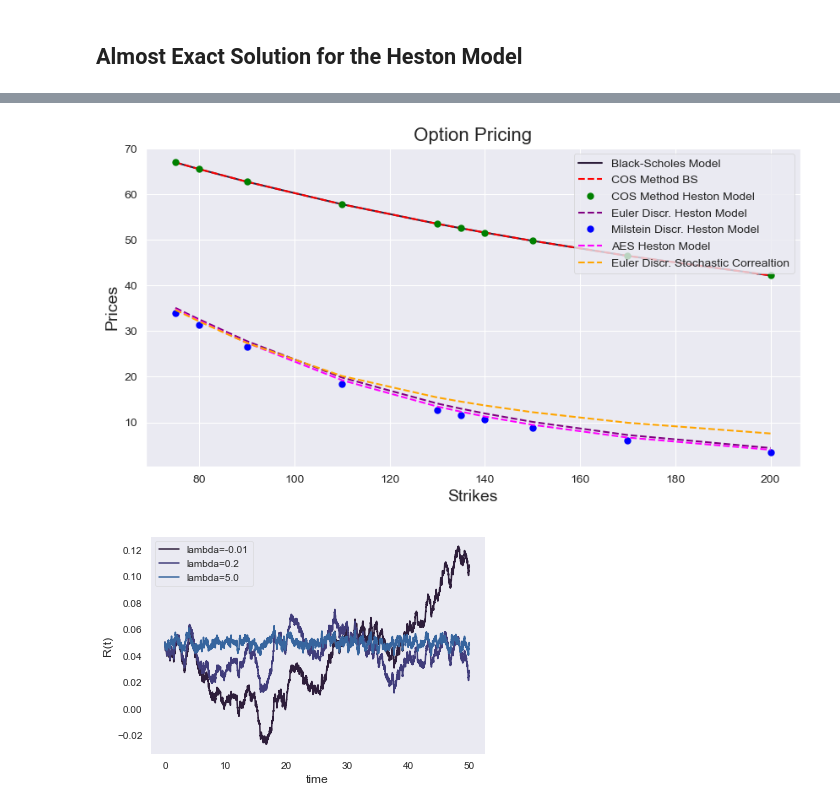
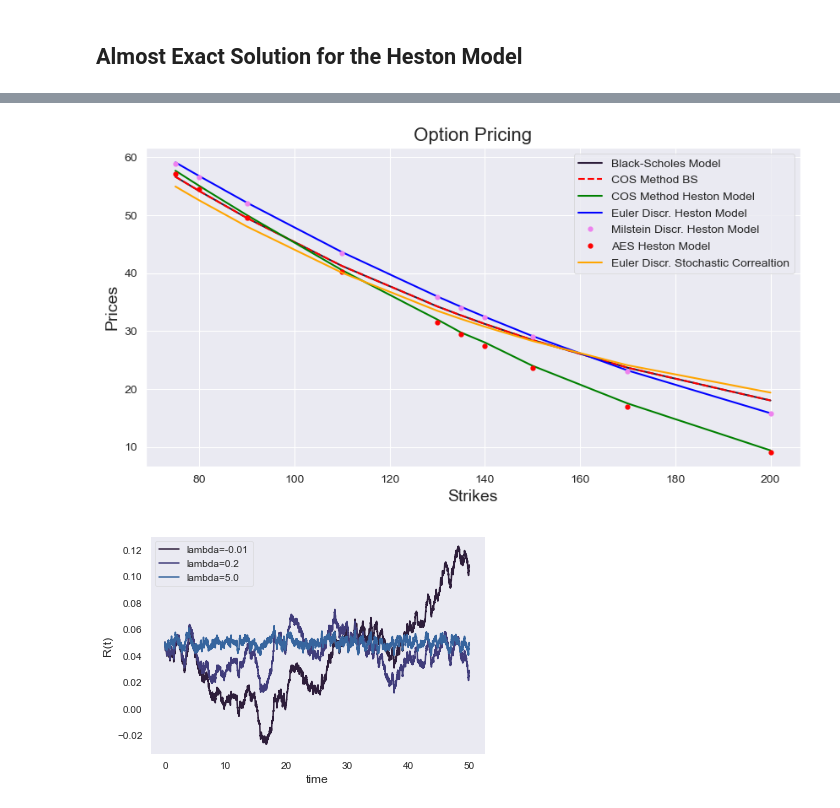
Before and after one commit to kirillzx/Generalized-Bates-model-draft, a Jupyter notebook: Main Modeling.ipynb, the cells around one changed output, grey strips where cells are left out. Cells and saved outputs as stored; diff of their text form; code cells hidden in the pictures.

```diff
--- a/Main Modeling.ipynb
+++ b/Main Modeling.ipynb
@@ -583,7 +583,7 @@ def correlation_process(NoOfPaths, NoOfSteps, T, r, v0, s0, rho0, rho1, rho2, ka
     for i in range(0, NoOfSteps):
         Z2[:, i] = rho1 * Z1[:, i] + np.sqrt(1 - rho1**2) * Z2[:, i]
         Z3[:, i] = rho[:, i] * Z1[:, i] + (rho2 - rho1 * rho[:, i])/np.sqrt(1 - rho1**2) * Z2[:, i] + \
-                                        np.sqrt(1 - rho[:, i]**2 - ((rho2 - rho1 * rho[:, i])/np.sqrt(1 - rho1**2))**2) * Z3[:, i]
+                                        np.sqrt(abs(1 - rho[:, i]**2 - ((rho2 - rho1 * rho[:, i])/np.sqrt(1 - rho1**2))**2)) * Z3[:, i]
 
 
         W1[:, i+1] = W1[:,i] + np.power(dt, 0.5) * Z1[:,i]
@@ -734,17 +734,17 @@ s0 = 100
 v0 = 0.04
 vbar = 0.04
 
-kappa = 4
+kappa = 1
 gamma = 0.8
 rho = -0.8
-sigma = 0.4
+sigma = 0.2
 
-rho0 = -0.5
-rho1 = 0.1
+rho0 = -0.8
+rho1 = 0.3
 rho2 = 0.3
-kappa_rho = 2
-mu_rho = 0.7
-sigma_rho = 0.08
+kappa_rho = 0.4
+mu_rho = 0.3
+sigma_rho = 0.2
 
 corr_process = correlation_process(numberPaths, N, T, r, v0, s0, rho0, rho1, rho2, kappa,
                                    gamma, rho, vbar, kappa_rho, mu_rho, sigma_rho)
@@ -752,36 +752,36 @@ heston_aes = heston_almost_exact_solution(numberPaths, N, s0, v0, T, kappa, gamm
 hestonMilstein = GeneratePathsHestonMilstein(numberPaths, N, T, r, s0, kappa, gamma, rho, vbar, v0)
 hestonEuler = GeneratePathsHestonEuler(numberPaths, N, T, r, s0, kappa, gamma, rho, vbar, v0)
 
-cf = ChFHestonModel(r, tau, kappa, gamma, vbar, v0, rho)
-cf = lambda u: np.exp((r - 0.5 * sigma**2)* 1j * u * tau - 0.5 * sigma**2 * u**2 * tau)
+cf_heston = ChFHestonModel(r, tau, kappa, gamma, vbar, v0, rho)
+cf_bs = lambda u: np.exp((r - 0.5 * sigma**2)* 1j * u * tau - 0.5 * sigma**2 * u**2 * tau)
 
 bs_options = []
 for strike in K:
     bs_options.append(black_scholes(s0, r, sigma, strike, option_type='call', maturity=T, t=T-tau))
 
-option_price_cos_BS = CallPutOptionPriceCOS(cf, CP, s0, r, tau, K, N, L)
-option_price_heston = CallPutOptionPriceCOS(cf, CP, s0, r, tau, K, N, L)
-option_price_heston_euler = EUOptionPriceFromMCPathsGeneralized('c', hestonEuler['S'], K, T, r)
-option_price_heston_milstein = EUOptionPriceFromMCPathsGeneralized('c', hestonMilstein['S'], K, T, r)
-option_heston_aes = EUOptionPriceFromMCPathsGeneralized('c', heston_aes[1], K, T, r)
-option_corr_process = EUOptionPriceFromMCPathsGeneralized('c', corr_process['S'], K, T, r)
+option_price_cos_BS = CallPutOptionPriceCOS(cf_bs, CP, s0, r, tau, K, N, L)
+option_price_heston = CallPutOptionPriceCOS(cf_heston, CP, s0, r, tau, K, N, L)
+option_price_heston_euler = EUOptionPriceFromMCPathsGeneralized('c', hestonEuler['S'][:, -1], K, T, r)
+option_price_heston_milstein = EUOptionPriceFromMCPathsGeneralized('c', hestonMilstein['S'][:, -1], K, T, r)
+option_heston_aes = EUOptionPriceFromMCPathsGeneralized('c', heston_aes[1][:, -1], K, T, r)
+option_corr_process = EUOptionPriceFromMCPathsGeneralized('c', corr_process['S'][:, -1], K, T, r)
 # %%
 plt.subplots(figsize=(10, 5), dpi=100)
 plt.plot(K, bs_options, label='Black-Scholes Model')
 plt.plot(K, option_price_cos_BS.T[0], '--', color='red', label='COS Method BS')
-plt.plot(K, option_price_heston.T[0], 'o', markersize=5, color='green', label='COS Method Heston Model')
-plt.plot(K, option_price_heston_euler, '--', color='purple', label='Euler Discr. Heston Model')
-plt.plot(K, option_price_heston_milstein, 'o', markersize=5, color='blue', label='Milstein Discr. Heston Model')
-plt.plot(K, option_heston_aes, '--', color='magenta', label='AES Heston Model')
-plt.plot(K, option_corr_process, '--', color='orange', label='Euler Discr. Stochastic Correaltion')
+plt.plot(K, option_price_heston.T[0], color='green', label='COS Method Heston Model')
+plt.plot(K, option_price_heston_euler, color='blue', label='Euler Discr. Heston Model')
+plt.plot(K, option_price_heston_milstein,'.', markersize=7, color='violet', label='Milstein Discr. Heston Model')
+plt.plot(K, option_heston_aes, '.', markersize=7, color='red', label='AES Heston Model')
+plt.plot(K, option_corr_process, color='orange', label='Euler Discr. Stochastic Correaltion')
 
 plt.title('Option Pricing', fontsize=16)
 plt.xlabel('Strikes', fontsize=14)
 plt.ylabel('Prices', fontsize=14)
 plt.legend(loc=1)
 plt.show()
 # %% [output]
-[figure, old version]
+[figure, new version]
 # %%
 import numpy as np
 import matplotlib.pyplot as plt
```
Also changed, not shown: parts of 17 cells of this notebook, 1 other file.
